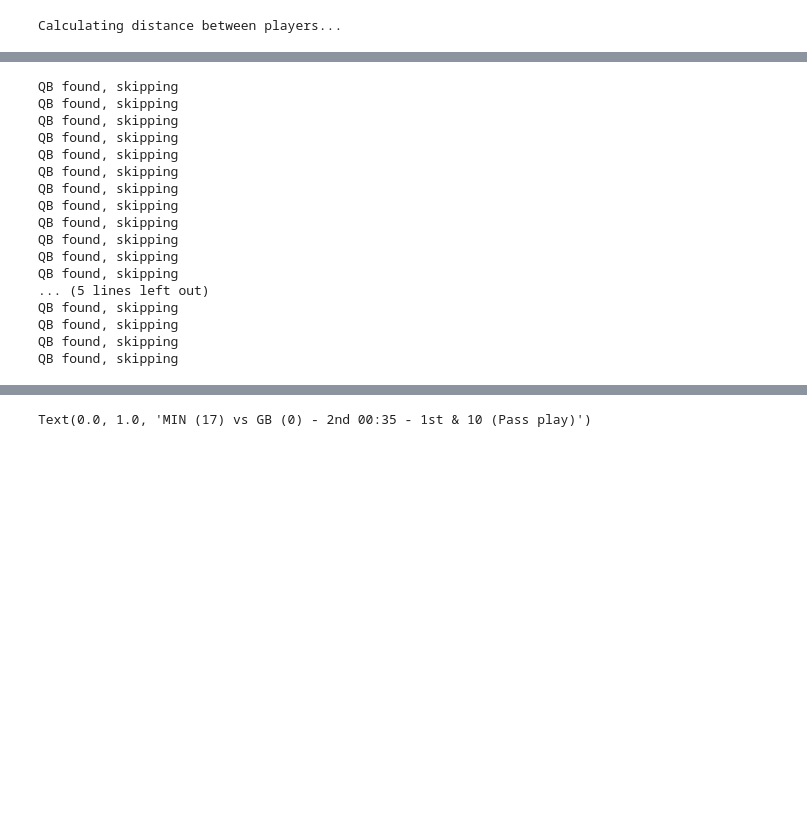
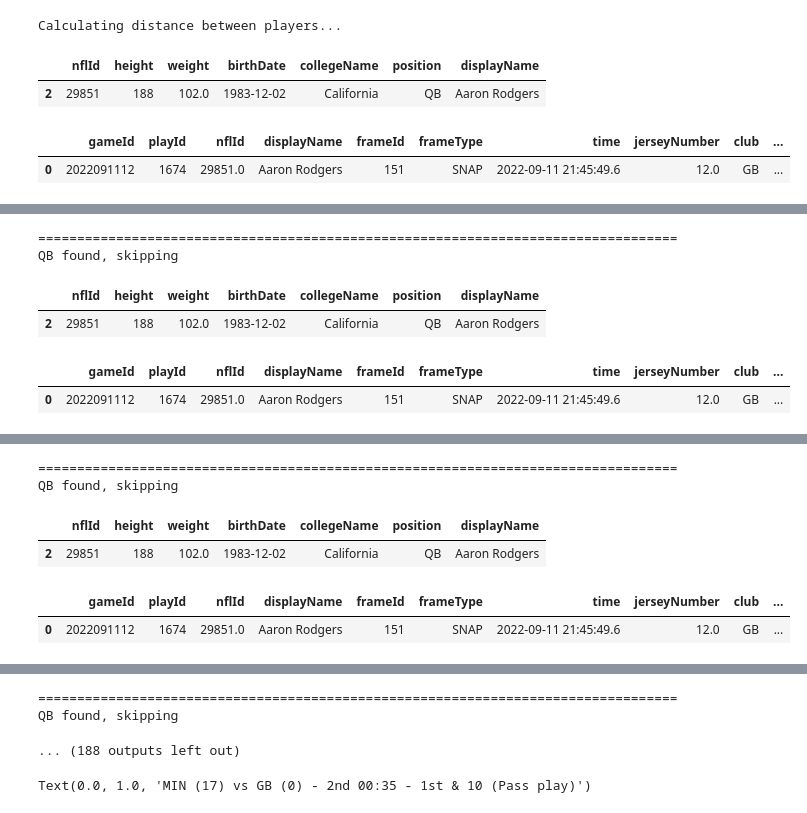
Before and after one commit to CaduRomaniello/NFL-play-classification-GNN, a Jupyter notebook: notebooks/visualization.ipynb, the cells around one changed output, grey strips where cells are left out. Saved outputs shown, nothing was run; the diff lists cells and outputs as text; code cells hidden in the pictures; blank space fills up the shorter version.

```diff
--- a/notebooks/visualization.ipynb
+++ b/notebooks/visualization.ipynb
@@ -266,20 +266,28 @@ sorted_players = dist_df.apply(lambda row: row.sort_values().index.tolist(), axi
 # %%
 all_dist = {}
 for index, value in sorted_distances.items():
     closest_players = []
     for i in range(1, len(sorted_players.loc[index])):
         # closest_players.append((sorted_players.loc[index][i], value[i]))
         closest_players.append({
             'nflId': sorted_players.loc[index][i],
             'distance': value[i]
         })
         # print(players.loc[players['nflId'] == index]['position'].values[0])
+        display(players.loc[players['nflId'] == index])
+        display (tracking_data[tracking_data['nflId'] == index])
+        display(tracking_data[tracking_data['nflId'] == sorted_players.loc[index][i]])
+        print('==================================================================================')
         if (players.loc[players['nflId'] == index]['position'].values[0] != 'QB'):
             if len(closest_players) == 2:
                 break
         else:
             print('QB found, skipping')
     all_dist[index] = closest_players
 
 # all_dist
 # %% [output]
+|  | nflId | height | weight | birthDate | collegeName | position | displayName |
+| 2 | 29851 | 188 | 102.0 | 1983-12-02 | California | QB | Aaron Rodgers |
+|  | gameId | playId | nflId | displayName | frameId | frameType | time | jerseyNumber | club | ... |
+| 0 | 2022091112 | 1674 | 29851.0 | Aaron Rodgers | 151 | SNAP | 2022-09-11 21:45:49.6 | 12.0 | GB | ... |
@@ -286,17 +296,6 @@ for index, value in sorted_distances.items():
+==================================================================================
 QB found, skipping
-QB found, skipping
-QB found, skipping
-QB found, skipping
-QB found, skipping
-QB found, skipping
-QB found, skipping
-QB found, skipping
-QB found, skipping
-QB found, skipping
-QB found, skipping
-QB found, skipping
-... (5 lines left out)
-QB found, skipping
-QB found, skipping
-QB found, skipping
-QB found, skipping
+|  | nflId | height | weight | birthDate | collegeName | position | displayName |
+| 2 | 29851 | 188 | 102.0 | 1983-12-02 | California | QB | Aaron Rodgers |
+|  | gameId | playId | nflId | displayName | frameId | frameType | time | jerseyNumber | club | ... |
+| 0 | 2022091112 | 1674 | 29851.0 | Aaron Rodgers | 151 | SNAP | 2022-09-11 21:45:49.6 | 12.0 | GB | ... |
@@ -302,0 +304,6 @@ QB found, skipping
+==================================================================================
+QB found, skipping
+|  | nflId | height | weight | birthDate | collegeName | position | displayName |
+| 2 | 29851 | 188 | 102.0 | 1983-12-02 | California | QB | Aaron Rodgers |
+|  | gameId | playId | nflId | displayName | frameId | frameType | time | jerseyNumber | club | ... |
+| 0 | 2022091112 | 1674 | 29851.0 | Aaron Rodgers | 151 | SNAP | 2022-09-11 21:45:49.6 | 12.0 | GB | ... |
@@ -303,3 +312,6 @@ QB found, skipping
+==================================================================================
+QB found, skipping
+... (188 outputs left out)
 # %%
 fig, ax = createFootballField(highlight_line=True, highlight_line_number=absoluteYardlineNumber - 10)
 
```
Also changed, not shown: parts of 1 cell of this notebook, 30 other files.
